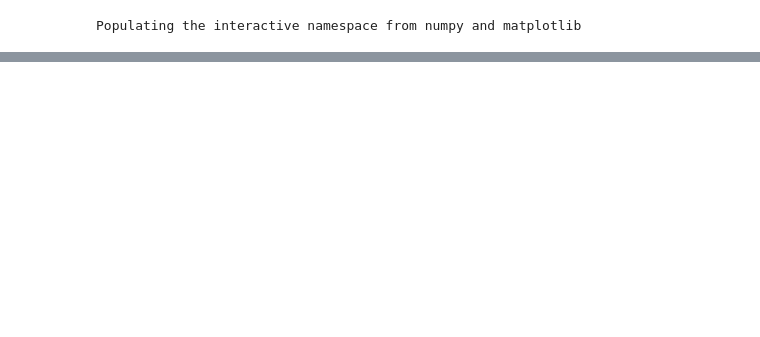
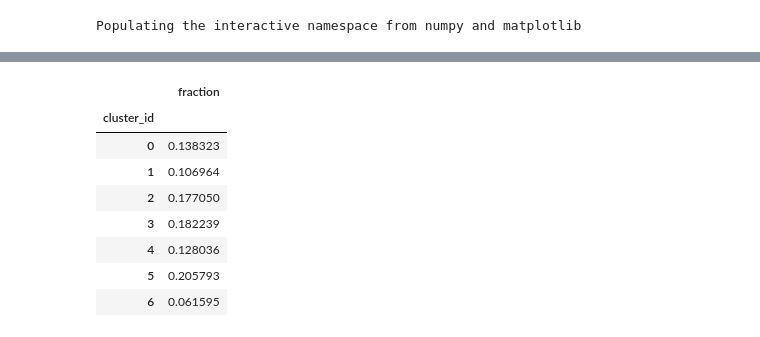
Before and after one commit to conwaywong/dse_capstone, a Jupyter notebook: final/StationDayKMeans.ipynb, the cells around one changed output, grey strips where cells are left out. Saved outputs shown, nothing was run; the diff lists cells and outputs as text; code cells hidden in the pictures; blank space fills up the shorter version.

```diff
--- a/final/StationDayKMeans.ipynb
+++ b/final/StationDayKMeans.ipynb
@@ -65,0 +66,15 @@ for p in partitions:
+# %%
+a_df= pd.read_csv('./data/kmeans/weekday/total_flow_cluster_fractions.kmeans_2014_weekday.csv', header= None).sort(0)
+a_df.columns= ['cluster_id', 'fraction']
+a_df.set_index('cluster_id', inplace=True)
+a_df
+# %% [output]
+|  | fraction |
+| cluster_id |  |
+| 0 | 0.138323 |
+| 1 | 0.106964 |
+| 2 | 0.177050 |
+| 3 | 0.182239 |
+| 4 | 0.128036 |
+| 5 | 0.205793 |
+| 6 | 0.061595 |
```
Also changed, not shown: parts of 2 cells of this notebook, 2 other files.
